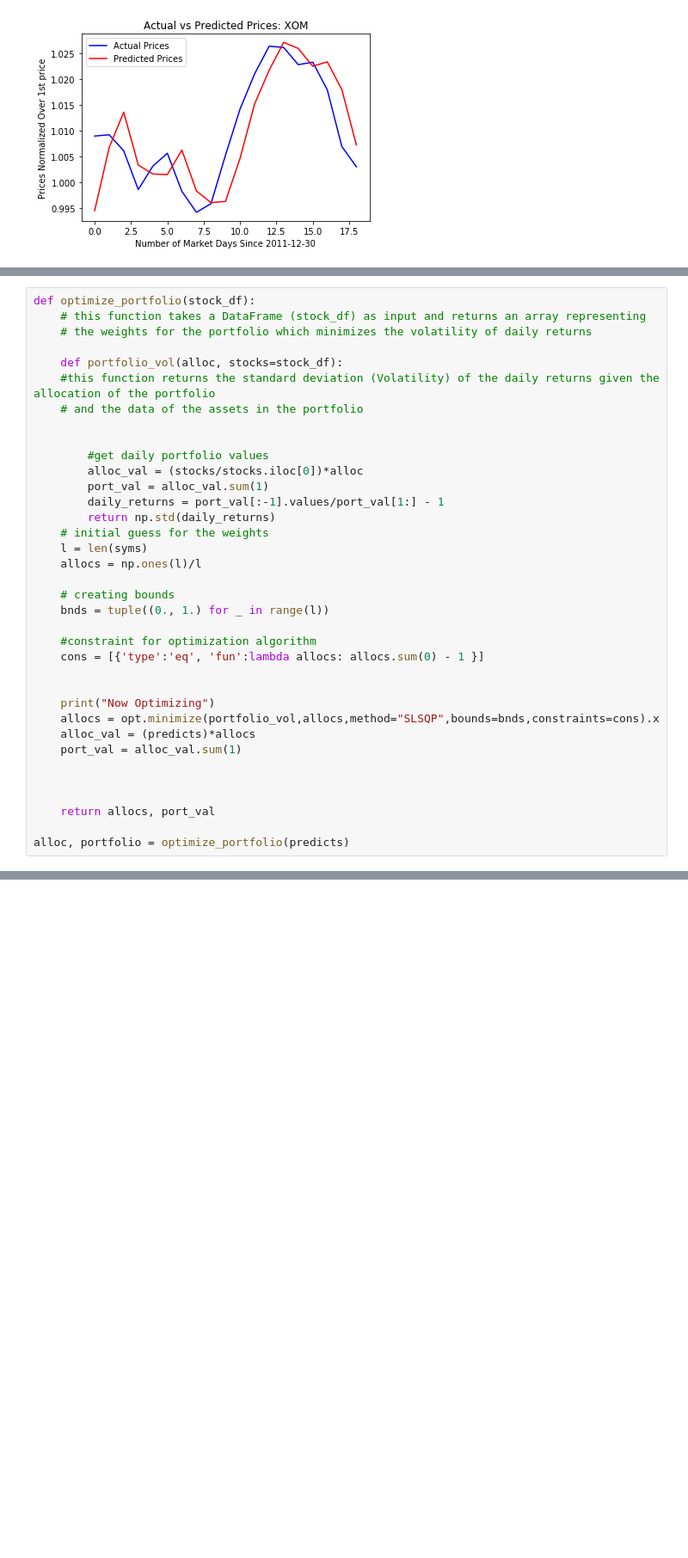
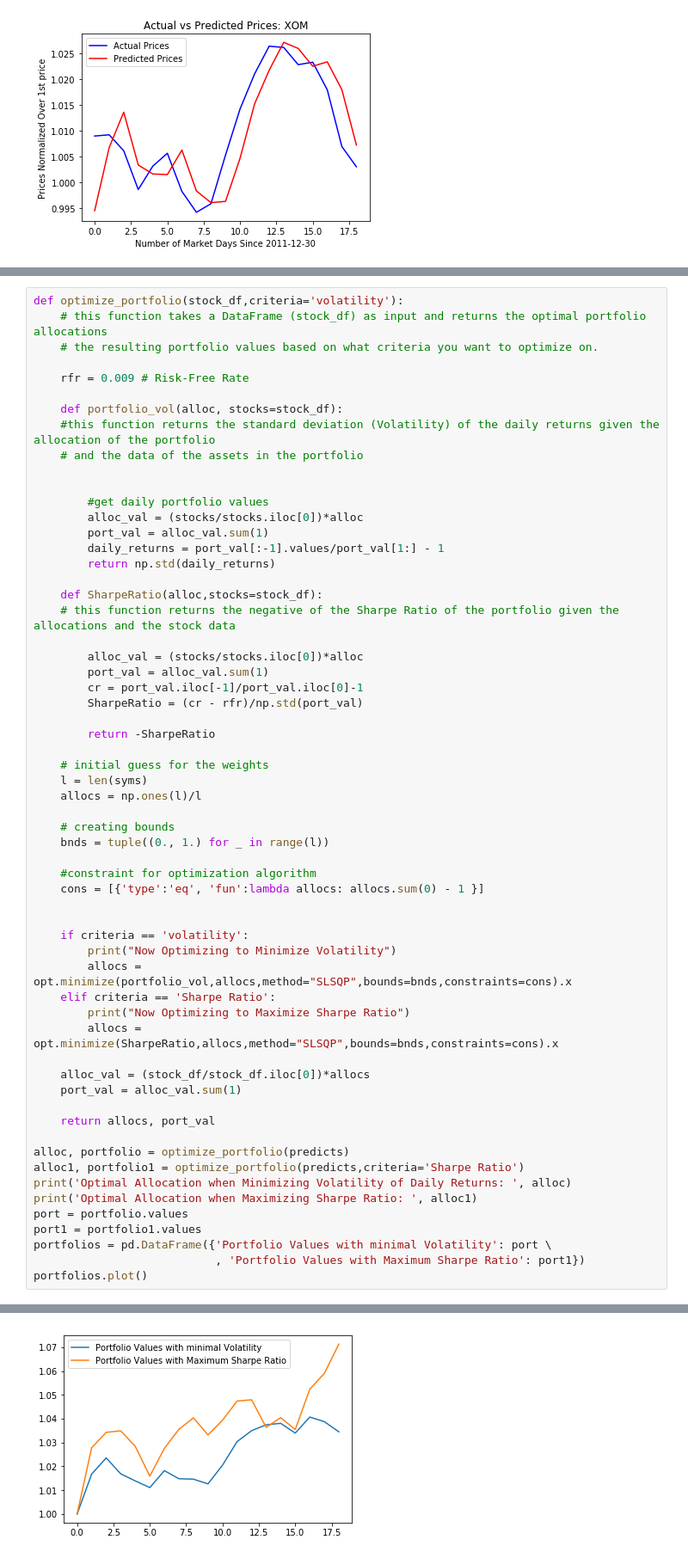
Before and after one commit to JoseMobile/ML4Trading, a Jupyter notebook: Forecasting and Portfolio Optimization.ipynb, the cells around one changed output, grey strips where cells are left out. Shown at 86% size. Drawn from its saved outputs; the diff is of its cells as text; blank space fills up the shorter version.

```diff
--- a/Forecasting and Portfolio Optimization.ipynb
+++ b/Forecasting and Portfolio Optimization.ipynb
@@ -450,7 +450,9 @@ Test MSE: 0.000042
 # %%
-def optimize_portfolio(stock_df):
-    # this function takes a DataFrame (stock_df) as input and returns an array representing
-    # the weights for the portfolio which minimizes the volatility of daily returns
+def optimize_portfolio(stock_df,criteria='volatility'):
+    # this function takes a DataFrame (stock_df) as input and returns the optimal portfolio allocations
+    # the resulting portfolio values based on what criteria you want to optimize on.
+
+    rfr = 0.009 # Risk-Free Rate
 
     def portfolio_vol(alloc, stocks=stock_df):
     #this function returns the standard deviation (Volatility) of the daily returns given the allocation of the portfolio
@@ -462,6 +464,17 @@ def optimize_portfolio(stock_df):
         port_val = alloc_val.sum(1)
         daily_returns = port_val[:-1].values/port_val[1:] - 1
         return np.std(daily_returns)
+
+    def SharpeRatio(alloc,stocks=stock_df):
+    # this function returns the negative of the Sharpe Ratio of the portfolio given the allocations and the stock data
+
+        alloc_val = (stocks/stocks.iloc[0])*alloc
+        port_val = alloc_val.sum(1)
+        cr = port_val.iloc[-1]/port_val.iloc[0]-1
+        SharpeRatio = (cr - rfr)/np.std(port_val)
+
+        return -SharpeRatio
+
     # initial guess for the weights
     l = len(syms)
     allocs = np.ones(l)/l
@@ -473,14 +486,25 @@ def optimize_portfolio(stock_df):
     cons = [{'type':'eq', 'fun':lambda allocs: allocs.sum(0) - 1 }]
 
 
-    print("Now Optimizing")
-    allocs = opt.minimize(portfolio_vol,allocs,method="SLSQP",bounds=bnds,constraints=cons).x
-    alloc_val = (predicts)*allocs
+    if criteria == 'volatility':
+        print("Now Optimizing to Minimize Volatility")
+        allocs = opt.minimize(portfolio_vol,allocs,method="SLSQP",bounds=bnds,constraints=cons).x
+    elif criteria == 'Sharpe Ratio':
+        print("Now Optimizing to Maximize Sharpe Ratio")
+        allocs = opt.minimize(SharpeRatio,allocs,method="SLSQP",bounds=bnds,constraints=cons).x
+
+    alloc_val = (stock_df/stock_df.iloc[0])*allocs
     port_val = alloc_val.sum(1)
-
-
 
     return allocs, port_val
 
 alloc, portfolio = optimize_portfolio(predicts)
+alloc1, portfolio1 = optimize_portfolio(predicts,criteria='Sharpe Ratio')
+print('Optimal Allocation when Minimizing Volatility of Daily Returns: ', alloc)
+print('Optimal Allocation when Maximizing Sharpe Ratio: ', alloc1)
+port = portfolio.values
+port1 = portfolio1.values
+portfolios = pd.DataFrame({'Portfolio Values with minimal Volatility': port \
+                           , 'Portfolio Values with Maximum Sharpe Ratio': port1})
+portfolios.plot()
 # %% [output]
@@ -488 +516,2 @@ Now Optimizing
+[figure, added]
 # %% [markdown]
```
Also changed, not shown: parts of 8 cells of this notebook.
